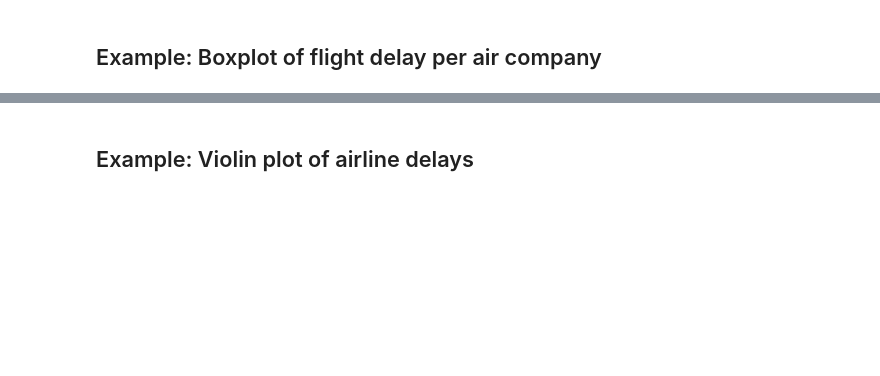
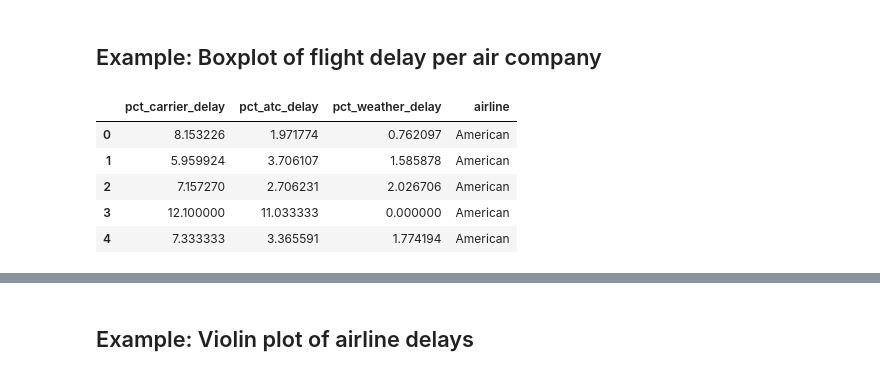
Before and after one commit to andrearaujo111/practical_statistics, a Jupyter notebook: chapter_01_eda.ipynb, the cells around one changed output, grey strips where cells are left out. Cells and saved outputs as stored; diff of their text form; code cells hidden in the pictures; blank space fills up the shorter version.

```diff
--- a/chapter_01_eda.ipynb
+++ b/chapter_01_eda.ipynb
@@ -323,11 +340,18 @@ df1 * 100
 # %% [markdown]
 ## Example: Boxplot of flight delay per air company
 # %%
-path = 'https://raw.githubusercontent.com/gedeck/practical-statistics-for-data-scientists/master/data/airline_stats.csv'
+path = 'data/airline_stats.csv'
 
 # Creating Dataframe
 airline_status = pd.read_csv(path)
 airline_status.head()
+# %% [output]
+|  | pct_carrier_delay | pct_atc_delay | pct_weather_delay | airline |
+| 0 | 8.153226 | 1.971774 | 0.762097 | American |
+| 1 | 5.959924 | 3.706107 | 1.585878 | American |
+| 2 | 7.157270 | 2.706231 | 2.026706 | American |
+| 3 | 12.100000 | 11.033333 | 0.000000 | American |
+| 4 | 7.333333 | 3.365591 | 1.774194 | American |
 # %%
 # Plots plots boxplot
 ax = airline_status.boxplot(by='airline', column='pct_carrier_delay', figsize=(10,6))
```
Also changed, not shown: parts of 7 cells of this notebook.
